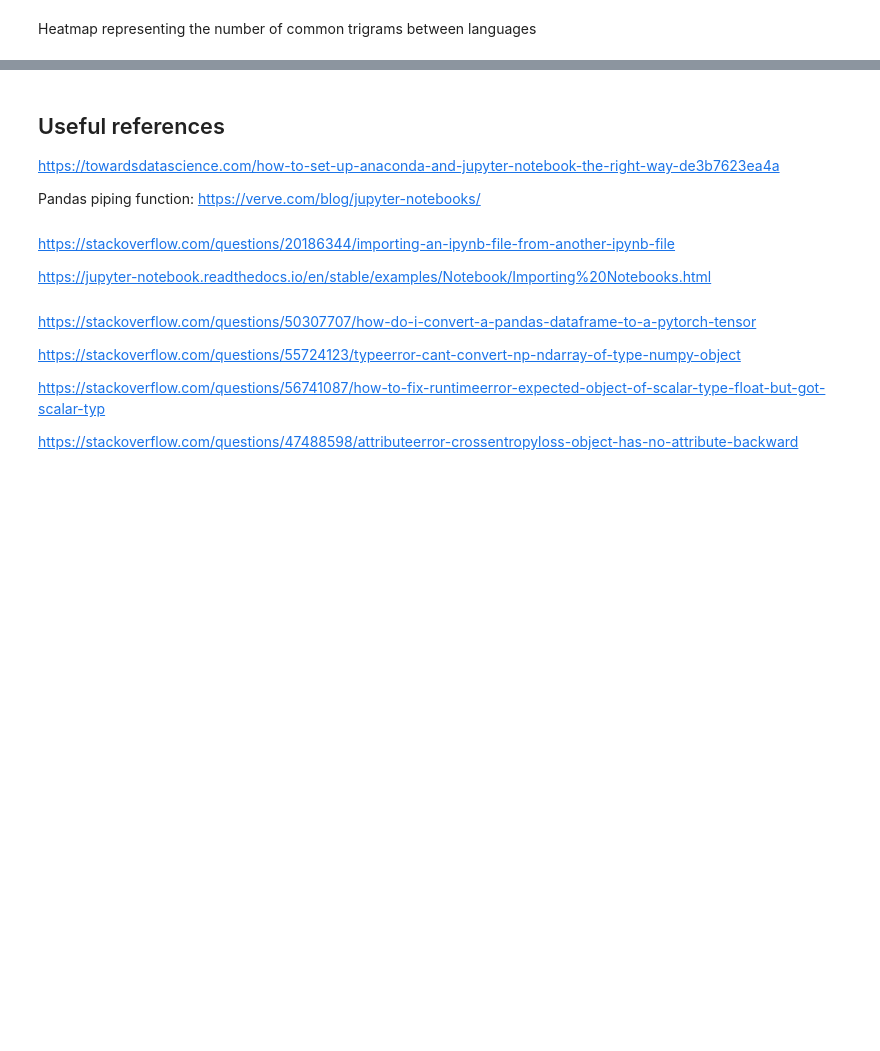
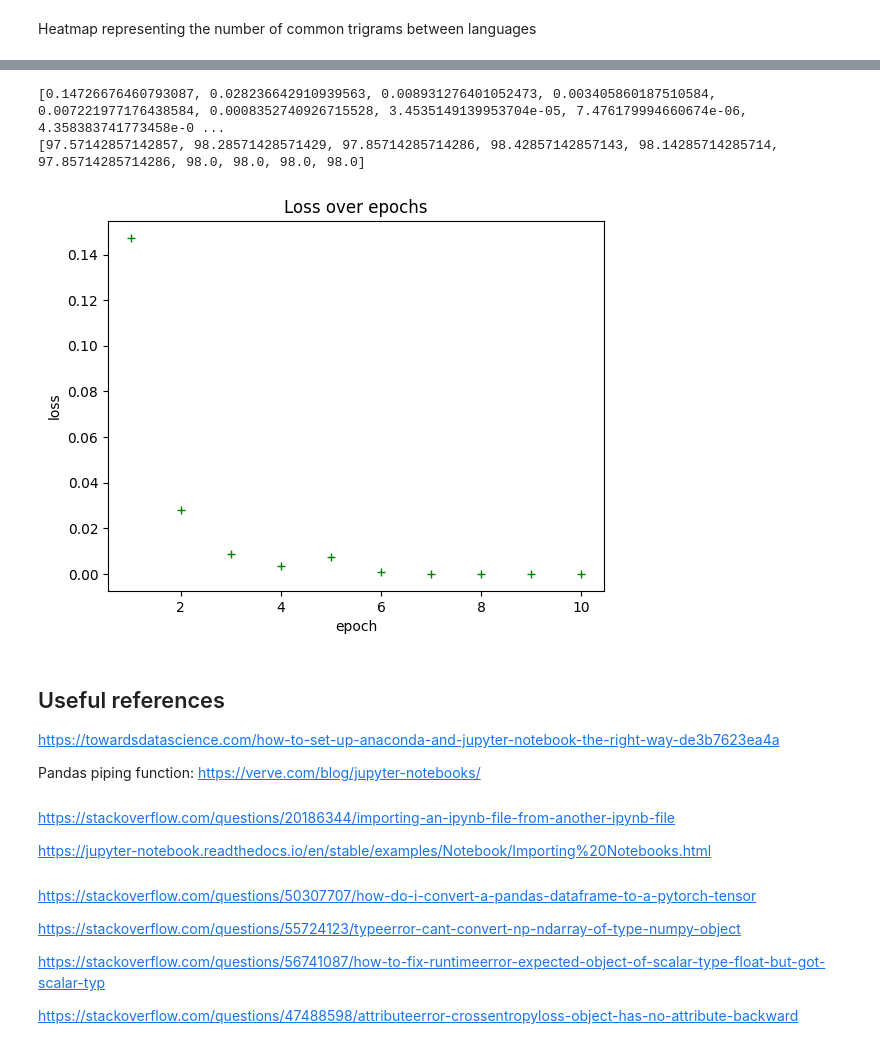
Before and after one commit to 2022-23-M2-NLP-NN-project-topic-4/language-identification, a Jupyter notebook: NN-project.ipynb, the cells around one changed output, grey strips where cells are left out. Cells and saved outputs as stored; diff of their text form; code cells hidden in the pictures; blank space fills up the shorter version.

Commit message:
WORKING final eval

```diff
--- a/NN-project.ipynb
+++ b/NN-project.ipynb
@@ -293,2 +292,10 @@ train_feat["lang"] = list(encoded)
+# %%
+trainX_scaled["lang"] =  le.transform(train_data["language"]).tolist()
+testX_scaled["lang"] =  le.transform(test_data["language"]).tolist()
+valX_scaled["lang"] =  le.transform(val_data["language"]).tolist()
+
+train_scaled = trainX_scaled
+test_scaled = testX_scaled
+val_scaled = valX_scaled
 # %% [markdown]
 Matrix data that will be used for training: train_feat
@@ -370,35 +366,11 @@ batch_size = 8
 # %%
-# https://discuss.pytorch.org/t/typeerror-batch-must-contain-tensors-numbers-dicts-or-lists-found-object/14665/3
-
-# https://stackoverflow.com/questions/58612453/keyerror-when-enumerating-over-dataloader
-class PandasDataset(Dataset):
-    def __init__(self, dataframe):
-        self.dataframe = dataframe
-
-    def __len__(self):
-        return len(self.dataframe)
-
-    def __getitem__(self, index):
-        thing = self.dataframe.iloc[index]
-
-        t1 = thing.drop("lang").astype(np.float32)
-        t1 = t1.tolist()
-        t1 = torch.tensor(t1)
-
-        t2 = thing["lang"].astype(np.int64)
-
-        thing = [t1, t2]
-        # print(thing)
-        return thing
-
-
 train_dataloader = DataLoader(
-    PandasDataset(train_data), shuffle=True, batch_size=batch_size
+    PandasDataset(train_scaled), shuffle=True, batch_size=batch_size
 )
-val_dataloader = DataLoader(PandasDataset(val_data), batch_size=batch_size)
+val_dataloader = DataLoader(PandasDataset(val_scaled), batch_size=batch_size)
 
 test_dataloader = DataLoader(
-    PandasDataset(test_data),
+    PandasDataset(test_scaled),
     #shuffle=True,
     batch_size=batch_size
 )
@@ -685,0 +652,11 @@ print(evals)
+# %%
+#print(trained_model)
+print(losses)
+print(evals)
+# %% [output]
+[0.14726676460793087, 0.028236642910939563, 0.008931276401052473, 0.003405860187510584, 0.007221977176438584, 0.0008352740926715528, 3.4535149139953704e-05, 7.476179994660674e-06, 4.358383741773458e-0 ...
+[97.57142857142857, 98.28571428571429, 97.85714285714286, 98.42857142857143, 98.14285714285714, 97.85714285714286, 98.0, 98.0, 98.0, 98.0]
+# %%
+plt_list_over_epochs(losses)
+# %% [output]
+[figure, added]
```
Also changed, not shown: parts of 24 cells of this notebook.
